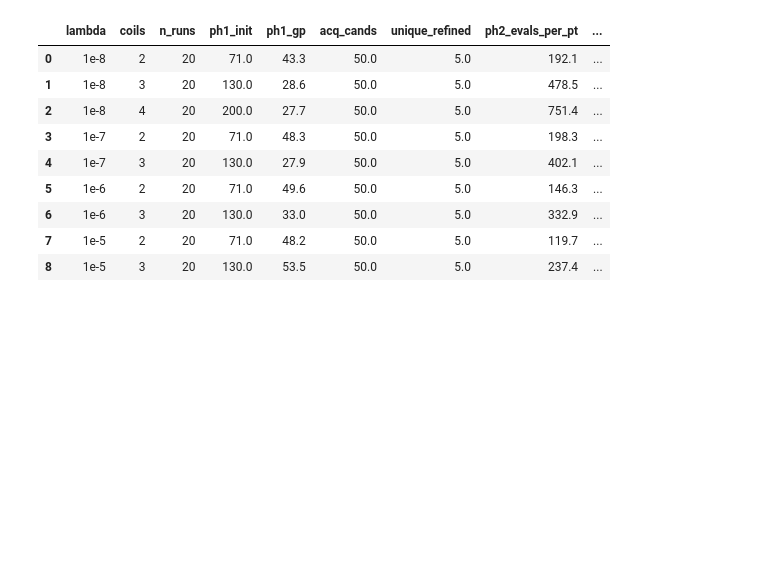
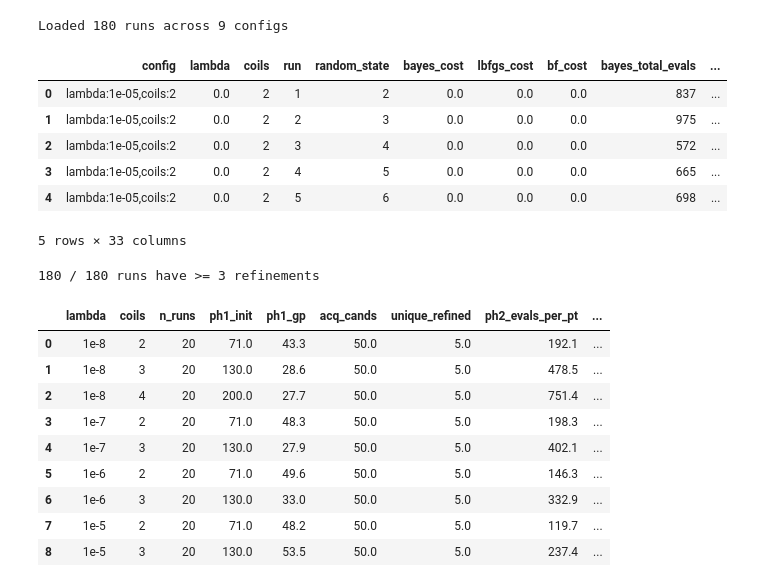
Before and after one commit to jeremslm/PF_location_optimization, a Jupyter notebook: notebooks/alfven_analysis.ipynb, the cells around one changed output. Drawn from its saved outputs; the diff is of its cells as text; code cells hidden in the pictures; blank space fills up the shorter version.

```diff
--- a/notebooks/alfven_analysis.ipynb
+++ b/notebooks/alfven_analysis.ipynb
@@ -66,50 +66,65 @@ for config in sorted(os.listdir(CONV_DIR)):
             'n_initial': n_initial,
             'n_gp_guided': n_bo - n_initial,
             'n_gp_obs': int(bayes.get('n_gp_observations', n_bo)),
             'lbfgs_evals': lbfgs_ev,
             'lbfgs_starts': lbfgs_st,
             'lbfgs_evals_per_pt': lbfgs_ev / lbfgs_st if lbfgs_st > 0 else float('nan'),
             # phase 2 refinement
             'acq_multiplier': bayes.get('acq_multiplier'),
             'n_acq_candidates': bayes.get('n_acq_candidates'),
             'acq_dedup_tol': bayes.get('acq_dedup_tol'),
             'unique_target': bayes.get('unique_refined_points'),
             'n_acq_unique': bayes.get('n_acq_unique'),
             'pts_refined': pts,
             'ref_costs_list': ref_costs,
             'ref_evals_list': ref_evals,
+            'ref_times_list': ref_times,
             'ref_evals_total': sum(ref_evals) if ref_evals else 0,
             'ref_evals_mean': float(np.mean(ref_evals)) if ref_evals else float('nan'),
             # timing
             'bayes_time': float(bayes.get('time', 0)),
             'bayes_phase1_time': float(bayes.get('time_bayesian_phase', 0)),
             'lbfgs_time': float(lbfgs.get('time', 0)),
             'total_ref_time': sum(ref_times) if ref_times else float('nan'),
             # stopping
             'bayes_stopping': bayes.get('bayesian_stopping'),
             'ref_stopping': bayes.get('refinement_stopping'),
         })
 
 df = pd.DataFrame(rows)
 print(f'Loaded {len(df)} runs across {df["config"].nunique()} configs')
 df.head()
+# %% [output]
+Loaded 180 runs across 9 configs
+|  | config | lambda | coils | run | random_state | bayes_cost | lbfgs_cost | bf_cost | bayes_total_evals | ... |
+| 0 | lambda:1e-05,coils:2 | 0.0 | 2 | 1 | 2 | 0.0 | 0.0 | 0.0 | 837 | ... |
+| 1 | lambda:1e-05,coils:2 | 0.0 | 2 | 2 | 3 | 0.0 | 0.0 | 0.0 | 975 | ... |
+| 2 | lambda:1e-05,coils:2 | 0.0 | 2 | 3 | 4 | 0.0 | 0.0 | 0.0 | 572 | ... |
+| 3 | lambda:1e-05,coils:2 | 0.0 | 2 | 4 | 5 | 0.0 | 0.0 | 0.0 | 665 | ... |
+| 4 | lambda:1e-05,coils:2 | 0.0 | 2 | 5 | 6 | 0.0 | 0.0 | 0.0 | 698 | ... |
+5 rows × 33 columns
 # %%
-K = 5  # number of refinement points to use
+K = 3 # number of refinement points to use
 
 def _kr(row):
     costs = row['ref_costs_list']
     evals = row['ref_evals_list']
+    times = row['ref_times_list']
     if len(costs) >= K and len(evals) >= K:
         return pd.Series({
-            'bayes_Kr_cost': float(costs[K-1]),
+            'bayes_Kr_cost':  float(costs[K-1]),
             'bayes_Kr_evals': row['n_bayesian_evals'] + int(sum(evals[:K])),
+            'bayes_Kr_time':  row['bayes_phase1_time'] + (float(sum(times[:K])) if len(times) >= K else float('nan')),
         })
-    return pd.Series({'bayes_Kr_cost': float('nan'), 'bayes_Kr_evals': float('nan')})
+    return pd.Series({'bayes_Kr_cost': float('nan'), 'bayes_Kr_evals': float('nan'), 'bayes_Kr_time': float('nan')})
 
 kr = df.apply(_kr, axis=1)
-df['bayes_Kr_cost'] = kr['bayes_Kr_cost']
+df['bayes_Kr_cost']  = kr['bayes_Kr_cost']
 df['bayes_Kr_evals'] = kr['bayes_Kr_evals']
+df['bayes_Kr_time']  = kr['bayes_Kr_time']
 print(f"{df['bayes_Kr_cost'].notna().sum()} / {len(df)} runs have >= {K} refinements")
+# %% [output]
+180 / 180 runs have >= 3 refinements
 # %%
 # Refinement & function call breakdown — averaged over runs per config
 summary = df.groupby(['lambda', 'coils']).agg(
```
Also changed, not shown: parts of 3 cells of this notebook.
